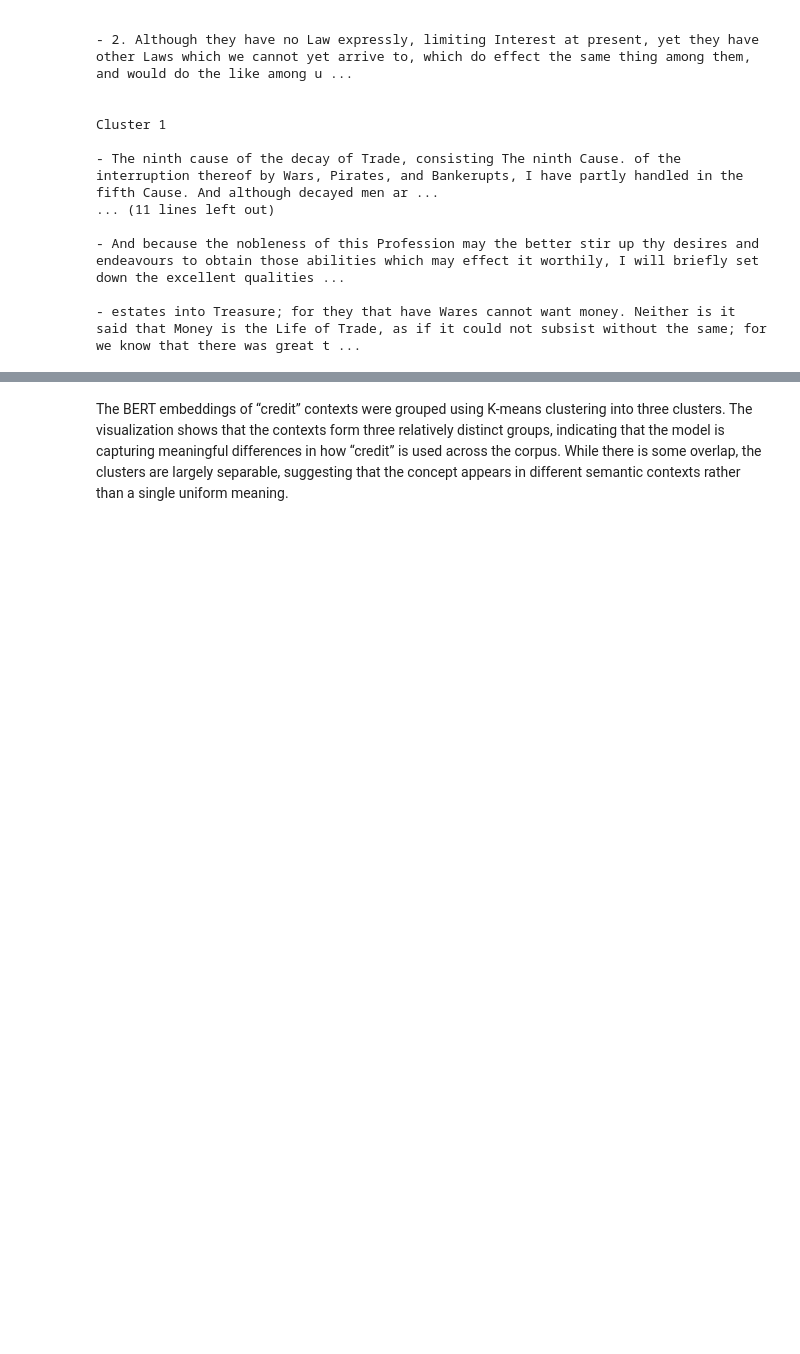
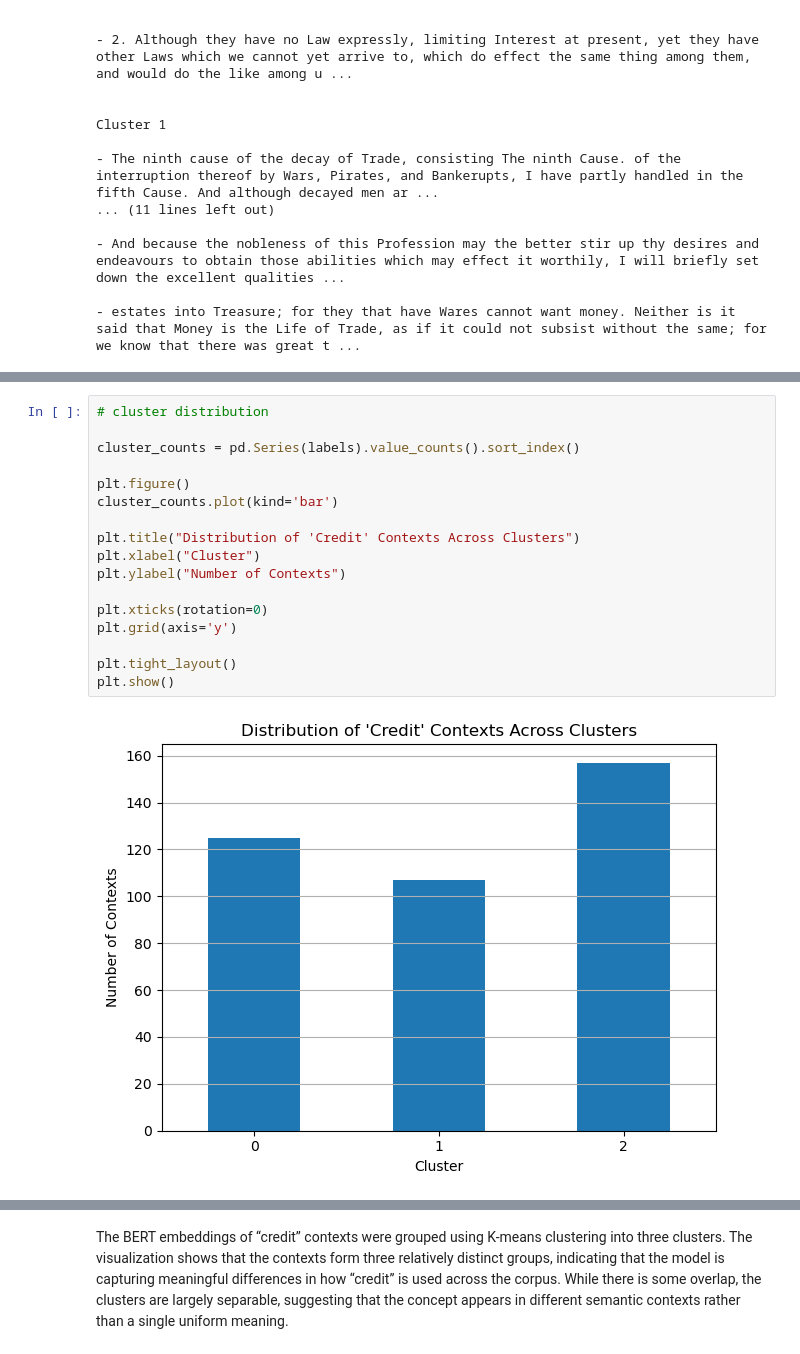
Before and after one commit to sejal-jagtap/text_as_data, a Jupyter notebook: tad_final_project.ipynb, the cells around one changed output, grey strips where cells are left out. Drawn from its saved outputs; the diff is of its cells as text; blank space fills up the shorter version.

```diff
--- a/tad_final_project.ipynb
+++ b/tad_final_project.ipynb
@@ -353,0 +372,19 @@ output 2
+# %%
+# cluster distribution
+
+cluster_counts = pd.Series(labels).value_counts().sort_index()
+
+plt.figure()
+cluster_counts.plot(kind='bar')
+
+plt.title("Distribution of 'Credit' Contexts Across Clusters")
+plt.xlabel("Cluster")
+plt.ylabel("Number of Contexts")
+
+plt.xticks(rotation=0)
+plt.grid(axis='y')
+
+plt.tight_layout()
+plt.show()
+# %% [output]
+[figure, added]
```
Also changed, not shown: parts of 6 cells of this notebook.
